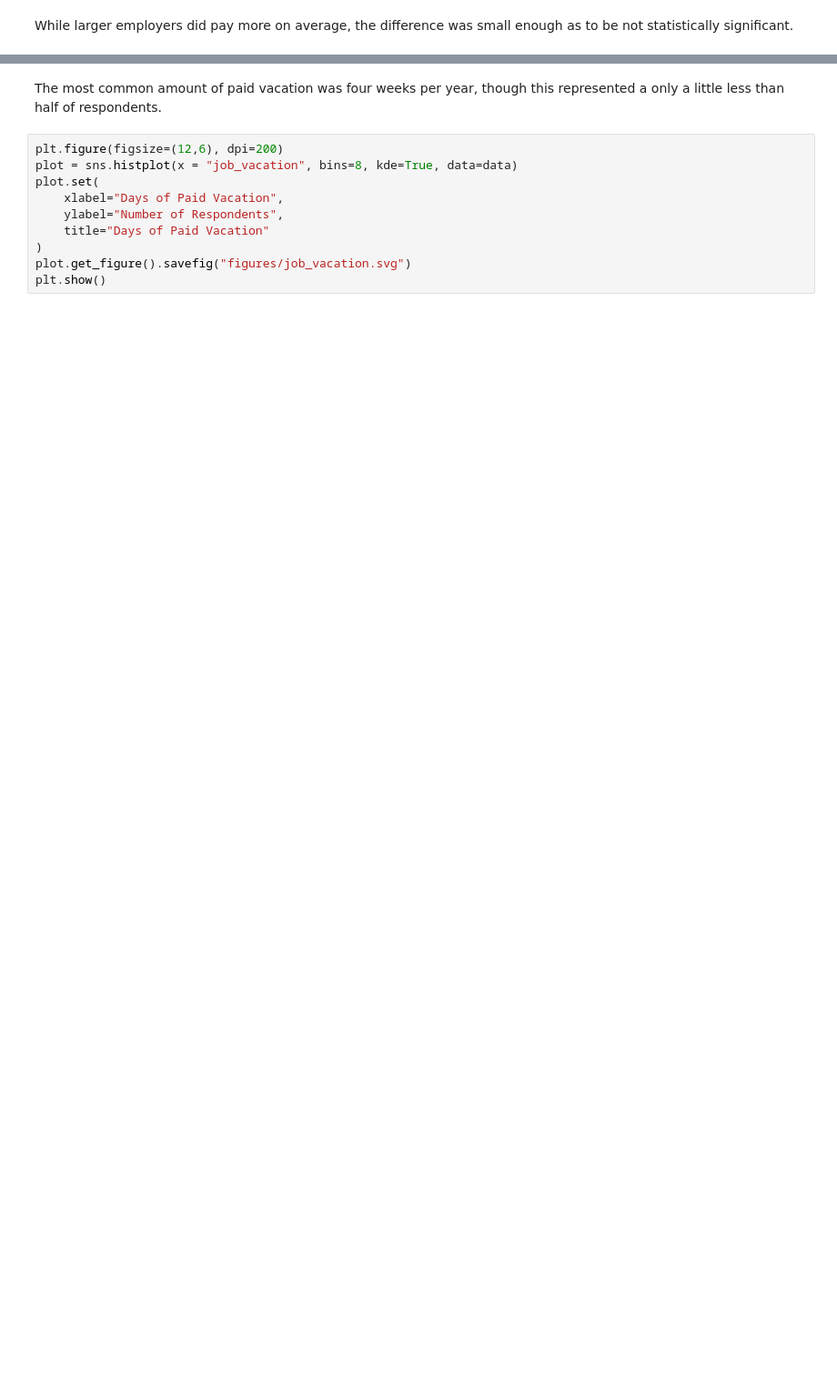
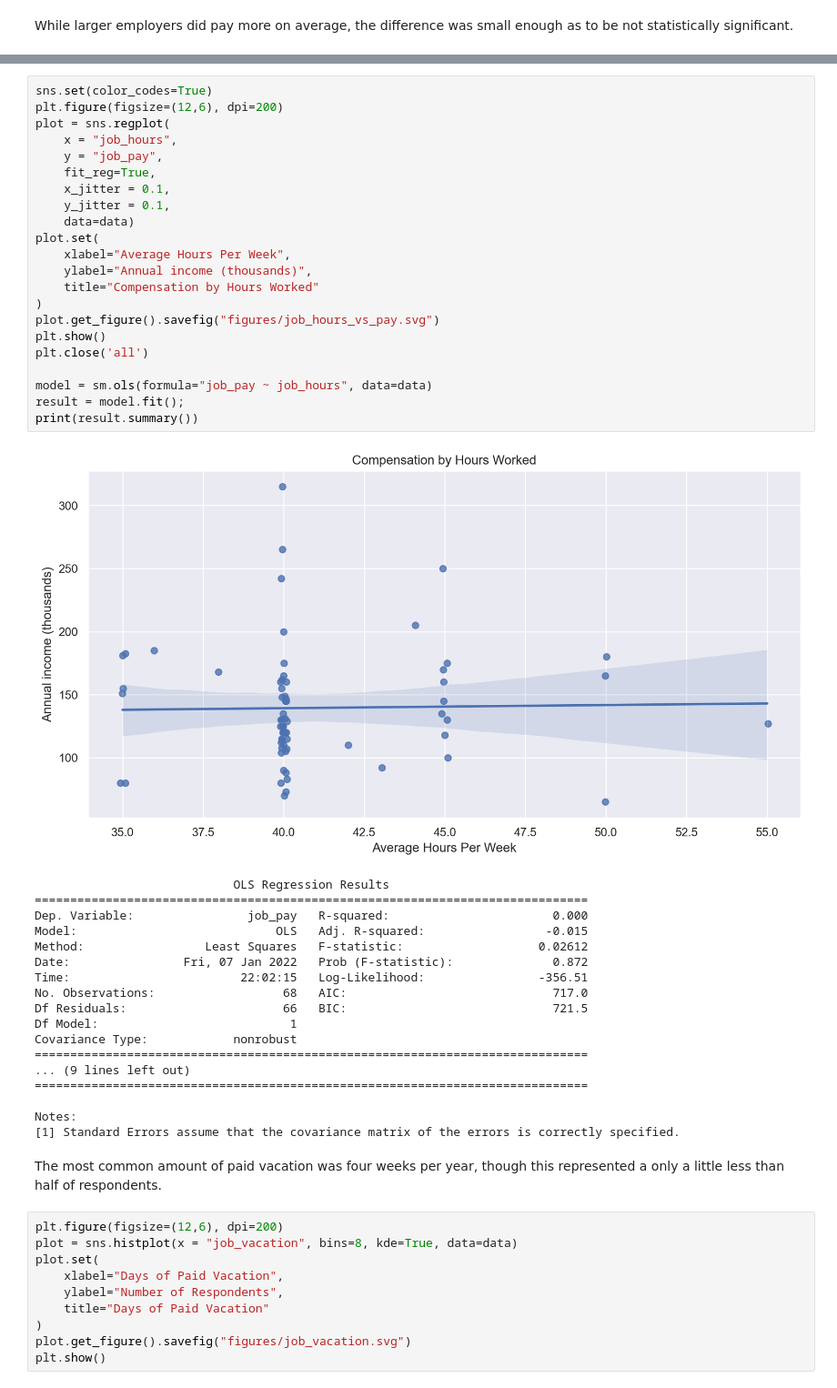
Before and after one commit to rocdev-foundation/annual-compensation-survey, a Jupyter notebook: results/2021/analysis.ipynb, the cells around one changed output, grey strips where cells are left out. Shown at 91% size. Cells and saved outputs as stored; diff of their text form; blank space fills up the shorter version.

```diff
--- a/results/2021/analysis.ipynb
+++ b/results/2021/analysis.ipynb
@@ -747,3 +749,44 @@ plt.close('all')
+# %%
+sns.set(color_codes=True)
+plt.figure(figsize=(12,6), dpi=200)
+plot = sns.regplot(
+    x = "job_hours",
+    y = "job_pay",
+    fit_reg=True,
+    x_jitter = 0.1,
+    y_jitter = 0.1,
+    data=data)
+plot.set(
+    xlabel="Average Hours Per Week",
+    ylabel="Annual income (thousands)",
+    title="Compensation by Hours Worked"
+)
+plot.get_figure().savefig("figures/job_hours_vs_pay.svg")
+plt.show()
+plt.close('all')
+
+model = sm.ols(formula="job_pay ~ job_hours", data=data)
+result = model.fit();
+print(result.summary())
+# %% [output]
+[figure, added]
+                            OLS Regression Results
+==============================================================================
+Dep. Variable:                job_pay   R-squared:                       0.000
+Model:                            OLS   Adj. R-squared:                 -0.015
+Method:                 Least Squares   F-statistic:                   0.02612
+Date:                Fri, 07 Jan 2022   Prob (F-statistic):              0.872
+Time:                        22:02:15   Log-Likelihood:                -356.51
+No. Observations:                  68   AIC:                             717.0
+Df Residuals:                      66   BIC:                             721.5
+Df Model:                           1
+Covariance Type:            nonrobust
+==============================================================================
+... (9 lines left out)
+==============================================================================
+
+Notes:
+[1] Standard Errors assume that the covariance matrix of the errors is correctly specified.
 # %% [markdown]
 The most common amount of paid vacation was four weeks per year, though
 this represented a only a little less than half of respondents.
```
Also changed, not shown: parts of 11 cells of this notebook, 43 other files.
